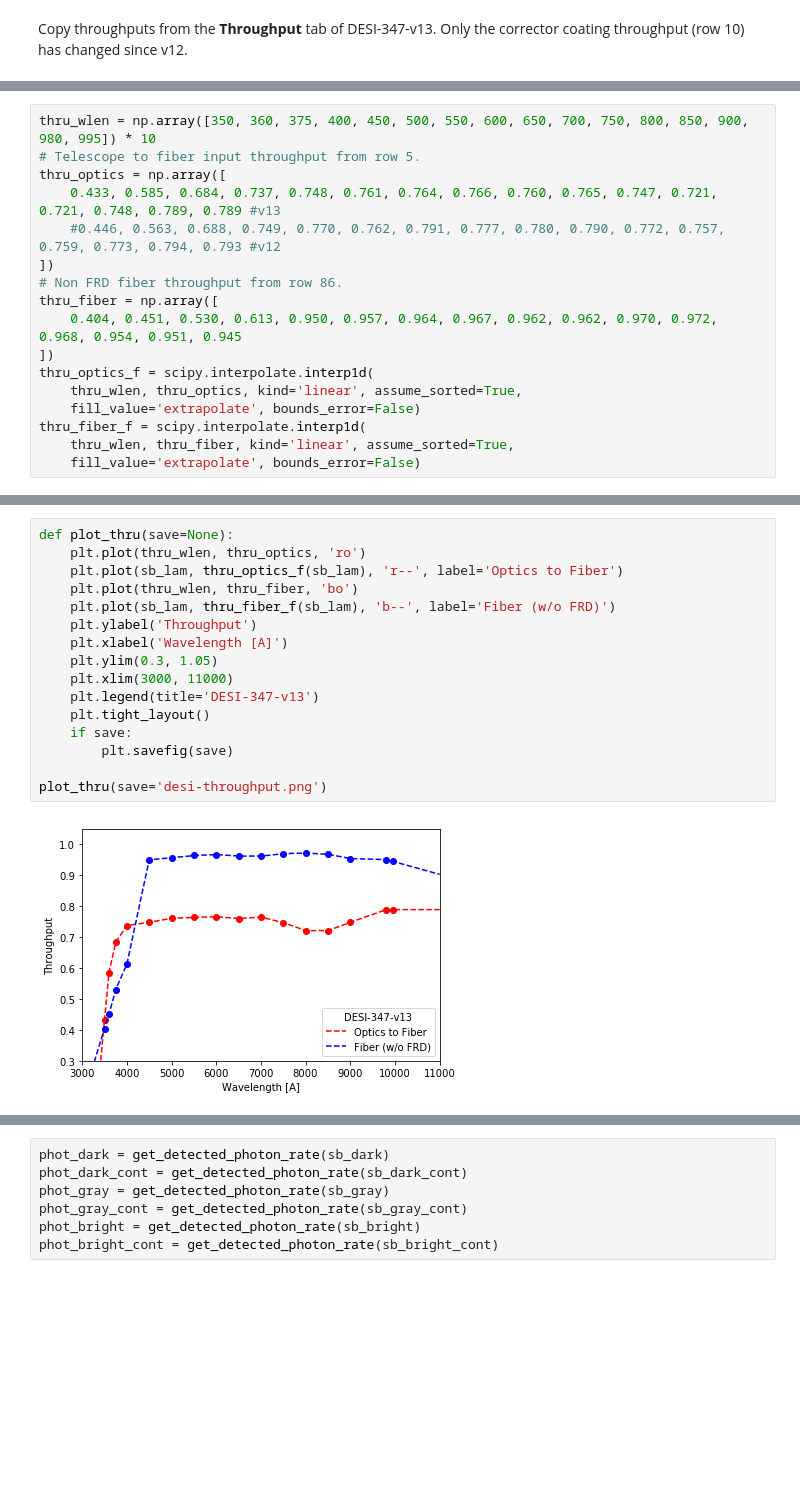
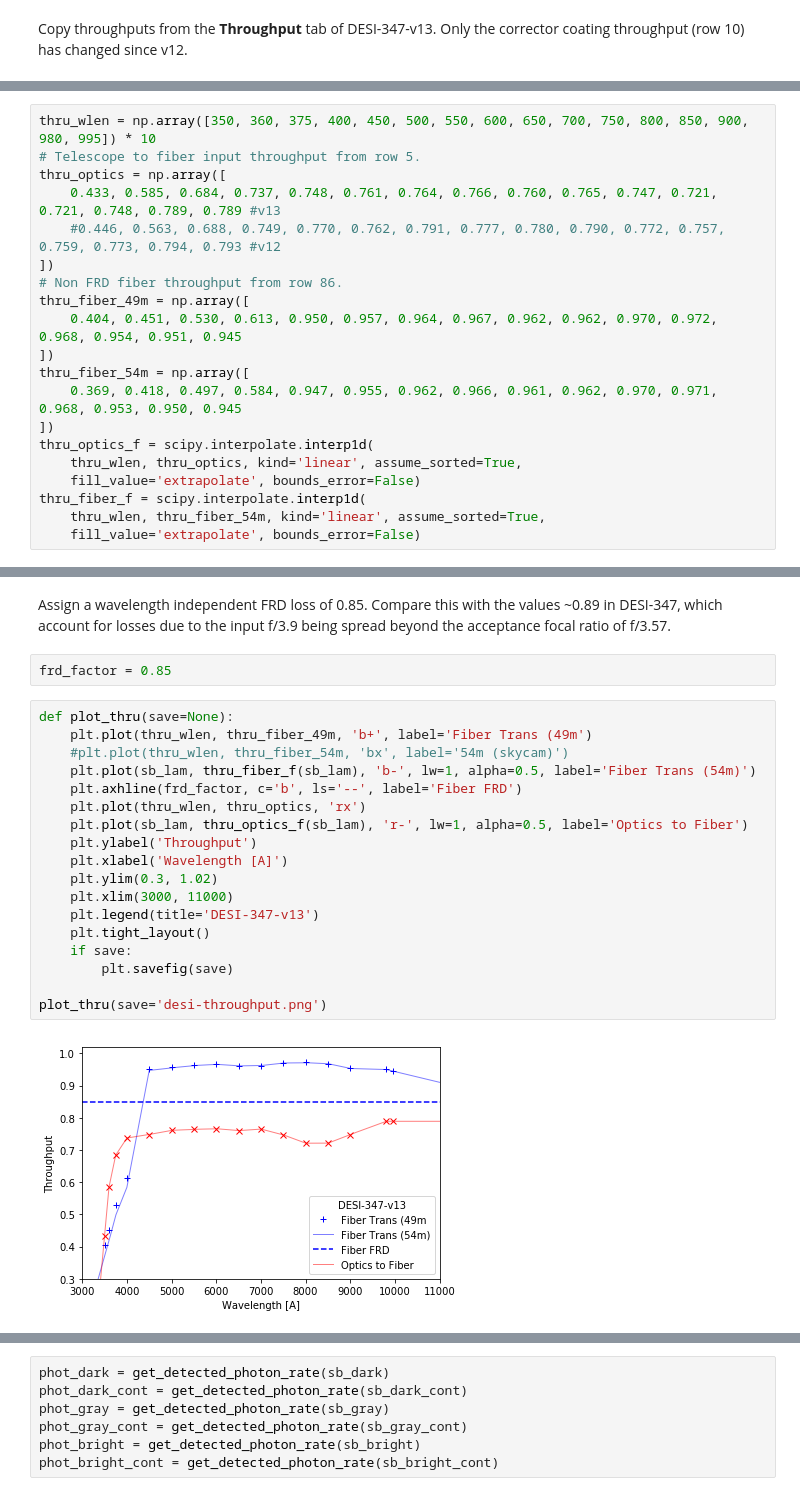
Before and after one commit to desihub/desietcproto, a Jupyter notebook: doc/nb/Sky Camera.ipynb, the cells around one changed output, grey strips where cells are left out. Drawn from its saved outputs; the diff is of its cells as text; blank space fills up the shorter version.

```diff
--- a/doc/nb/Sky Camera.ipynb
+++ b/doc/nb/Sky Camera.ipynb
@@ -334,12 +284,15 @@ thru_optics = np.array([
     #0.446, 0.563, 0.688, 0.749, 0.770, 0.762, 0.791, 0.777, 0.780, 0.790, 0.772, 0.757, 0.759, 0.773, 0.794, 0.793 #v12
 ])
 # Non FRD fiber throughput from row 86.
-thru_fiber = np.array([
+thru_fiber_49m = np.array([
     0.404, 0.451, 0.530, 0.613, 0.950, 0.957, 0.964, 0.967, 0.962, 0.962, 0.970, 0.972, 0.968, 0.954, 0.951, 0.945
+])
+thru_fiber_54m = np.array([
+    0.369, 0.418, 0.497, 0.584, 0.947, 0.955, 0.962, 0.966, 0.961, 0.962, 0.970, 0.971, 0.968, 0.953, 0.950, 0.945
 ])
 thru_optics_f = scipy.interpolate.interp1d(
     thru_wlen, thru_optics, kind='linear', assume_sorted=True,
     fill_value='extrapolate', bounds_error=False)
 thru_fiber_f = scipy.interpolate.interp1d(
-    thru_wlen, thru_fiber, kind='linear', assume_sorted=True,
+    thru_wlen, thru_fiber_54m, kind='linear', assume_sorted=True,
     fill_value='extrapolate', bounds_error=False)
@@ -346,18 +303,24 @@ thru_fiber_f = scipy.interpolate.interp1d(
+# %% [markdown]
+Assign a wavelength independent FRD loss of 0.85.  Compare this with the values ~0.89 in DESI-347, which account for losses due to the input f/3.9 being spread beyond the acceptance focal ratio of f/3.57.
+# %%
+frd_factor = 0.85
 # %%
 def plot_thru(save=None):
-    plt.plot(thru_wlen, thru_optics, 'ro')
-    plt.plot(sb_lam, thru_optics_f(sb_lam), 'r--', label='Optics to Fiber')
-    plt.plot(thru_wlen, thru_fiber, 'bo')
-    plt.plot(sb_lam, thru_fiber_f(sb_lam), 'b--', label='Fiber (w/o FRD)')
+    plt.plot(thru_wlen, thru_fiber_49m, 'b+', label='Fiber Trans (49m')
+    #plt.plot(thru_wlen, thru_fiber_54m, 'bx', label='54m (skycam)')
+    plt.plot(sb_lam, thru_fiber_f(sb_lam), 'b-', lw=1, alpha=0.5, label='Fiber Trans (54m)')
+    plt.axhline(frd_factor, c='b', ls='--', label='Fiber FRD')
+    plt.plot(thru_wlen, thru_optics, 'rx')
+    plt.plot(sb_lam, thru_optics_f(sb_lam), 'r-', lw=1, alpha=0.5, label='Optics to Fiber')
     plt.ylabel('Throughput')
     plt.xlabel('Wavelength [A]')
-    plt.ylim(0.3, 1.05)
+    plt.ylim(0.3, 1.02)
     plt.xlim(3000, 11000)
     plt.legend(title='DESI-347-v13')
     plt.tight_layout()
     if save:
         plt.savefig(save)
 
 plot_thru(save='desi-throughput.png')
 # %% [output]
-[figure, old version]
+[figure, new version]
```
Also changed, not shown: parts of 41 cells of this notebook, 11 other files.
